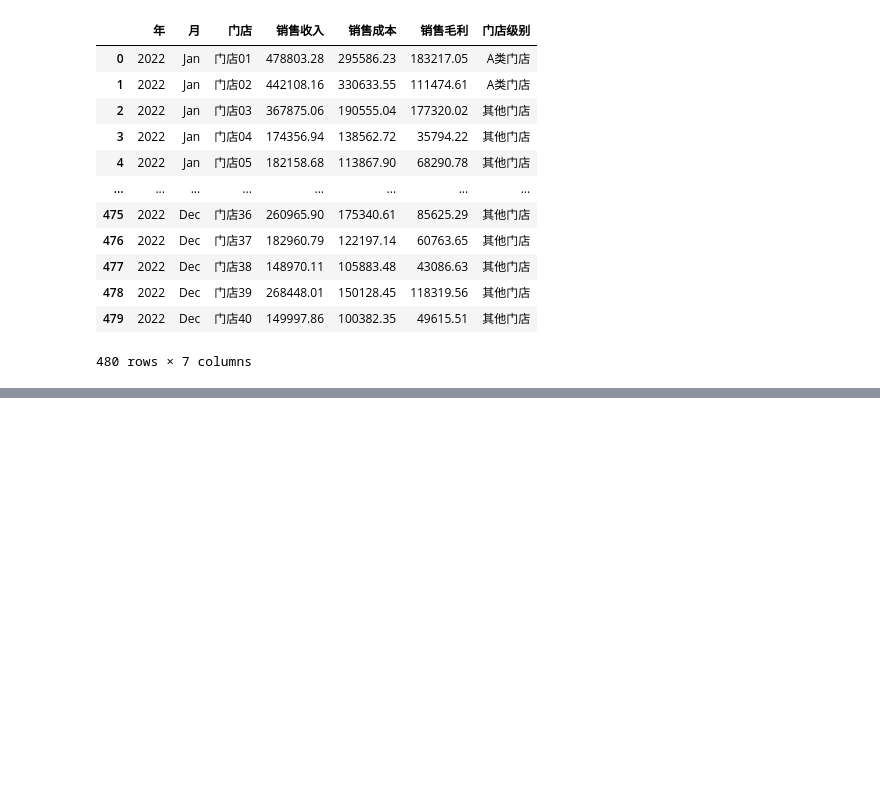
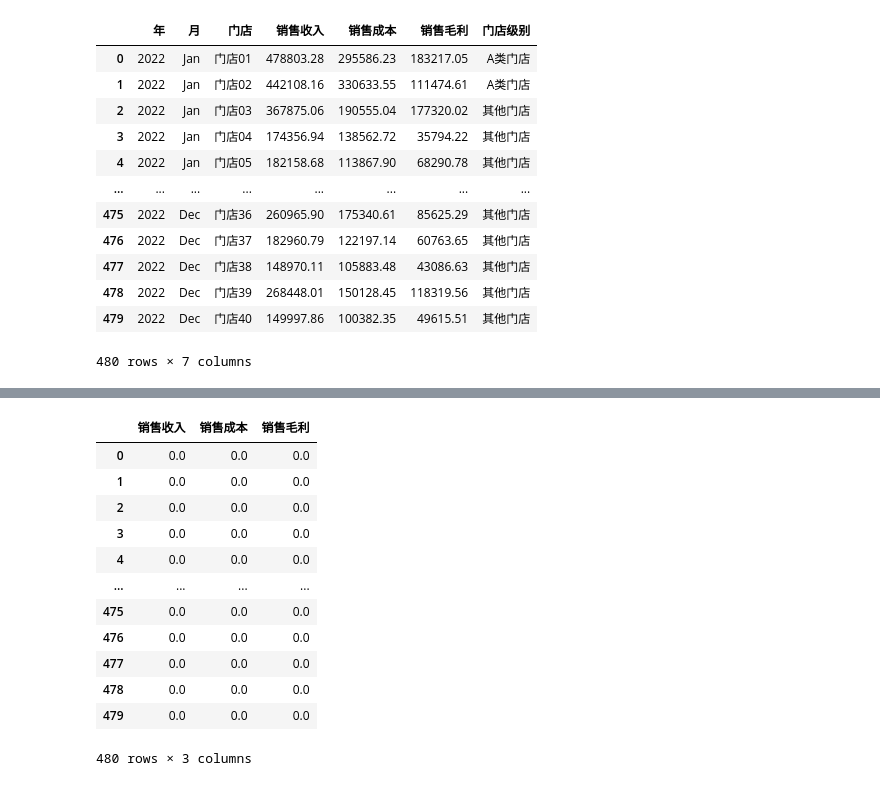
Before and after one commit to Windboooy/school-python-spider-learn, a Jupyter notebook: learn/test2.ipynb, the cells around one changed output, grey strips where cells are left out. Saved outputs shown, nothing was run; the diff lists cells and outputs as text; code cells hidden in the pictures; blank space fills up the shorter version.

```diff
--- a/learn/test2.ipynb
+++ b/learn/test2.ipynb
@@ -144,0 +168,16 @@ data[[]]
+# %%
+data[['销售收入','销售成本','销售毛利']].applymap(lambda x:'%.1f'%x)
+# %% [output]
+|  | 销售收入 | 销售成本 | 销售毛利 |
+| 0 | 0.0 | 0.0 | 0.0 |
+| 1 | 0.0 | 0.0 | 0.0 |
+| 2 | 0.0 | 0.0 | 0.0 |
+| 3 | 0.0 | 0.0 | 0.0 |
+| 4 | 0.0 | 0.0 | 0.0 |
+| ... | ... | ... | ... |
+| 475 | 0.0 | 0.0 | 0.0 |
+| 476 | 0.0 | 0.0 | 0.0 |
+| 477 | 0.0 | 0.0 | 0.0 |
+| 478 | 0.0 | 0.0 | 0.0 |
+| 479 | 0.0 | 0.0 | 0.0 |
+480 rows × 3 columns
```
Also changed, not shown: parts of 5 cells of this notebook, 2 other files.
